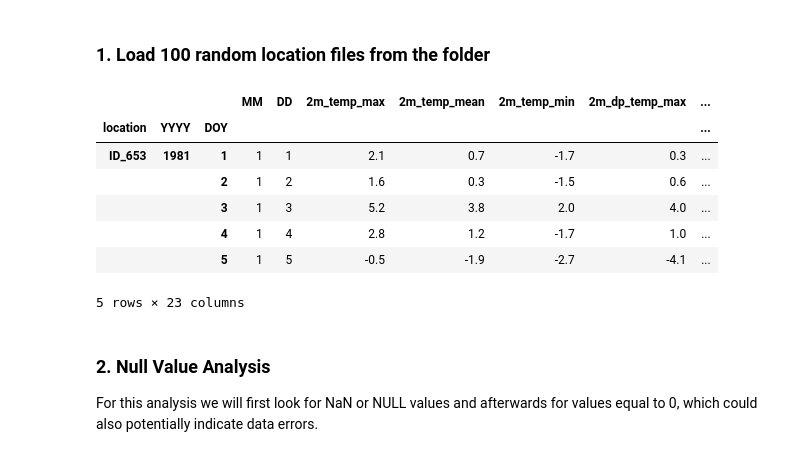
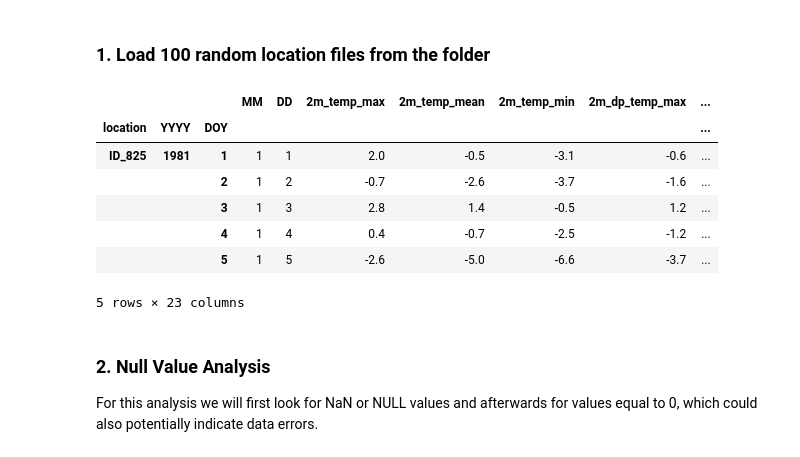
Before and after one commit to JohannesPfennigbauer/AMITECC_Ex2, a Jupyter notebook: src/preprocessing.ipynb, the cells around one changed output. Saved outputs shown, nothing was run; the diff lists cells and outputs as text; code cells hidden in the pictures.

```diff
--- a/src/preprocessing.ipynb
+++ b/src/preprocessing.ipynb
@@ -11,28 +11,28 @@ from sklearn.preprocessing import StandardScaler
 # %%
 data_folder_path = "../data/2_LamaH-CE_daily/A_basins_total_upstrm/2_timeseries/daily"
 
 # Choose 100 random files
 np.random.seed(1234)
 files = os.listdir(data_folder_path)
-files = np.random.choice(files, 100)
+files = np.random.choice(files, 100, replace=False)
 
 data = pd.DataFrame()
 
 for file in files:
     file_data = pd.read_csv(os.path.join(data_folder_path, file), delimiter=";")
     file_data['location'] = file.split(".")[0]
     data = pd.concat([data, file_data], axis=0)
 
 data.set_index(['location', 'YYYY', 'DOY'], inplace=True)
 data.head()
 # %% [output]
 |  |  |  | MM | DD | 2m_temp_max | 2m_temp_mean | 2m_temp_min | 2m_dp_temp_max | ... |
 | location | YYYY | DOY |  |  |  |  |  |  | ... |
-| ID_653 | 1981 | 1 | 1 | 1 | 2.1 | 0.7 | -1.7 | 0.3 | ... |
-|  |  | 2 | 1 | 2 | 1.6 | 0.3 | -1.5 | 0.6 | ... |
-|  |  | 3 | 1 | 3 | 5.2 | 3.8 | 2.0 | 4.0 | ... |
-|  |  | 4 | 1 | 4 | 2.8 | 1.2 | -1.7 | 1.0 | ... |
-|  |  | 5 | 1 | 5 | -0.5 | -1.9 | -2.7 | -4.1 | ... |
+| ID_825 | 1981 | 1 | 1 | 1 | 2.0 | -0.5 | -3.1 | -0.6 | ... |
+|  |  | 2 | 1 | 2 | -0.7 | -2.6 | -3.7 | -1.6 | ... |
+|  |  | 3 | 1 | 3 | 2.8 | 1.4 | -0.5 | 1.2 | ... |
+|  |  | 4 | 1 | 4 | 0.4 | -0.7 | -2.5 | -1.2 | ... |
+|  |  | 5 | 1 | 5 | -2.6 | -5.0 | -6.6 | -3.7 | ... |
 5 rows × 23 columns
 # %% [markdown]
 ### 2. Null Value Analysis
```
Also changed, not shown: parts of 10 cells of this notebook.
